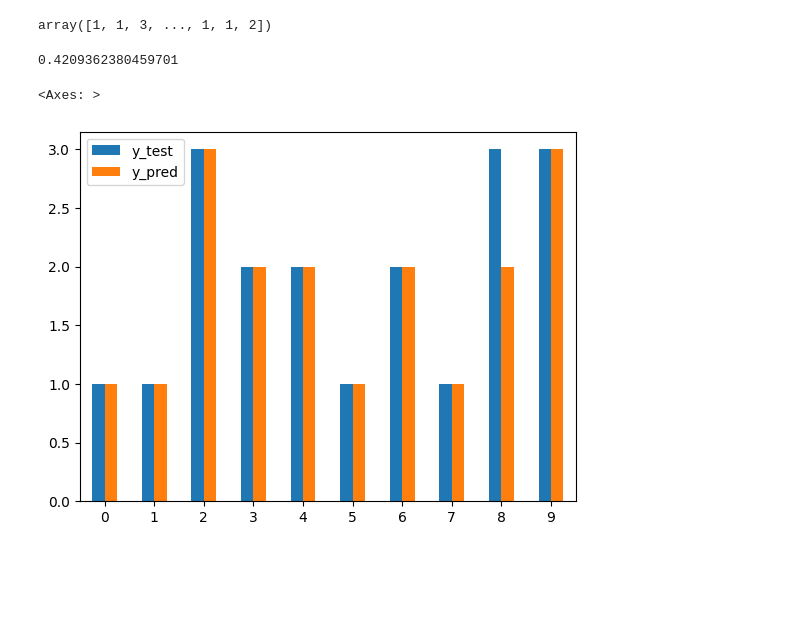
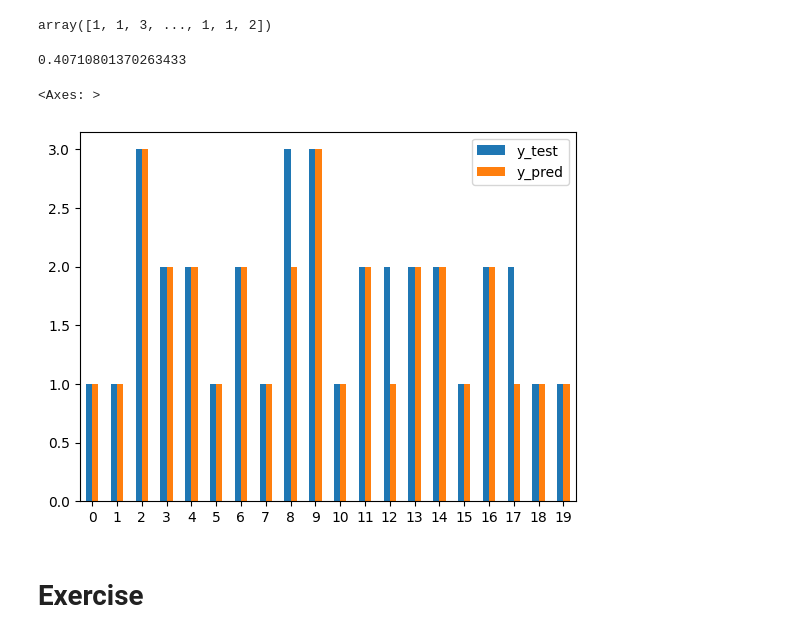
Before and after one commit to w4bo/AA2425-unibo-mldm, a Jupyter notebook: slides/lab-06-housing.ipynb, the cells around one changed output. Saved outputs shown, nothing was run; the diff lists cells and outputs as text; code cells hidden in the pictures; blank space fills up the shorter version.

```diff
--- a/slides/lab-06-housing.ipynb
+++ b/slides/lab-06-housing.ipynb
@@ -542,12 +542,13 @@ housing_predictions
 # %% [output]
 array([1, 1, 3, ..., 1, 1, 2])
 # %%
-automl_rmse = mean_squared_error(y_test, housing_predictions, squared=True)  # check the error
-automl_rmse = np.sqrt(automl_rmse)  # apply the squared root of the error
+automl_rmse = root_mean_squared_error(y_test, housing_predictions)  # check the error
 print(automl_rmse)
-df = pd.DataFrame({'y_test': y_test[:10].to_numpy(), 'y_pred': housing_predictions[:10]}, index=[x for x in range(10)])
+df = pd.DataFrame({'y_test': y_test[:20].to_numpy(), 'y_pred': housing_predictions[:20]}, index=[x for x in range(20)])
 df.plot.bar(rot=0)
 # %% [output]
-0.4209362380459701
+0.40710801370263433
 <Axes: >
-[figure, old version]
+[figure, new version]
+# %% [markdown]
+# Exercise
```
Also changed, not shown: parts of 6 cells of this notebook.
